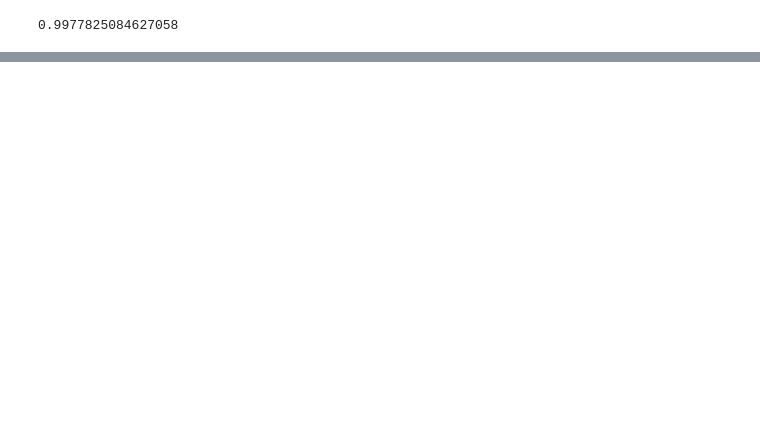
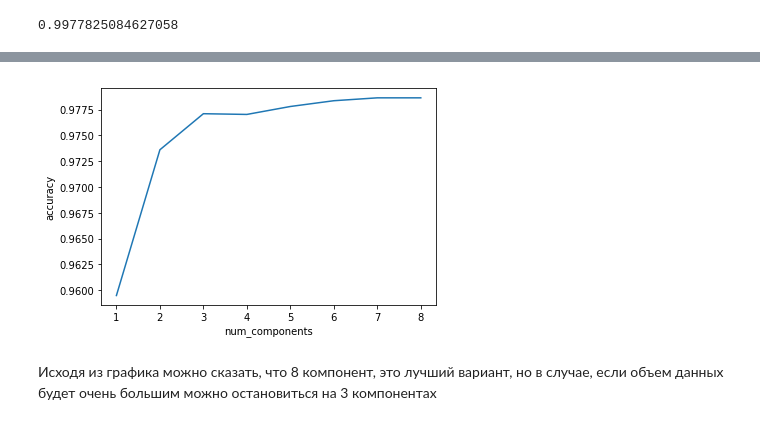
Before and after one commit to hessusH/ml_ad, a Jupyter notebook: Laba#1.ipynb, the cells around one changed output, grey strips where cells are left out. Cells and saved outputs as stored; diff of their text form; code cells hidden in the pictures; blank space fills up the shorter version.

```diff
--- a/Laba#1.ipynb
+++ b/Laba#1.ipynb
@@ -378,0 +398,4 @@ weighted avg       0.96      0.95      0.95      3580
+# %%
+pca = PCA(n_components=8, random_state=42)
+decomposed_X = pca.fit_transform(X)
+print(pca.explained_variance_ratio_)
@@ -378,0 +432,13 @@ weighted avg       0.96      0.95      0.95      3580
+# %%
+errors = dict()
+for n_comp in range(8,0,-1):
+    pca = PCA(n_components=n_comp, random_state=42)
+    decomposed_X = pca.fit_transform(X)
+
+    decomposed_trainX, decomposed_testX, Y_train, Y_test = train_test_split(decomposed_X, y, test_size = 0.8, random_state = 42)
+
+    model = KNeighborsClassifier(n_neighbors=3)
+    model.fit(decomposed_trainX, Y_train)
+    pred = model.predict(decomposed_testX)
+    errors[n_comp] = accuracy_score(Y_test, pred)
+    print(errors[n_comp])
@@ -378,0 +456,6 @@ weighted avg       0.96      0.95      0.95      3580
+# %%
+from sklearn.svm import SVC
+model = SVC(gamma='auto')
+model.fit(decomposed_trainX, Y_train)
+pred = model.predict(decomposed_testX)
+print(accuracy_score(Y_test, pred))
@@ -378,0 +477,13 @@ weighted avg       0.96      0.95      0.95      3580
+# %%
+errors = dict()
+for n_comp in range(8,0,-1):
+    pca = PCA(n_components=n_comp, random_state=42)
+    decomposed_X = pca.fit_transform(X)
+
+    decomposed_trainX, decomposed_testX, Y_train, Y_test = train_test_split(decomposed_X, y, test_size = 0.8, random_state = 42)
+
+    model = SVC(gamma='auto')
+    model.fit(decomposed_trainX, Y_train)
+    pred = model.predict(decomposed_testX)
+    errors[n_comp] = accuracy_score(Y_test, pred)
+    print(errors[n_comp])
@@ -378,0 +499,9 @@ weighted avg       0.96      0.95      0.95      3580
+# %%
+plt.plot(list(errors.keys()), list(errors.values()))
+plt.ylabel('accuracy')
+plt.xlabel('num_components')
+plt.show()
+# %% [output]
+[figure, added]
+# %% [markdown]
+Исходя из графика можно сказать, что 8 компонент, это лучший вариант, но в случае, если объем данных будет очень большим можно остановиться на 3 компонентах
```
Also changed, not shown: parts of 47 cells of this notebook.
